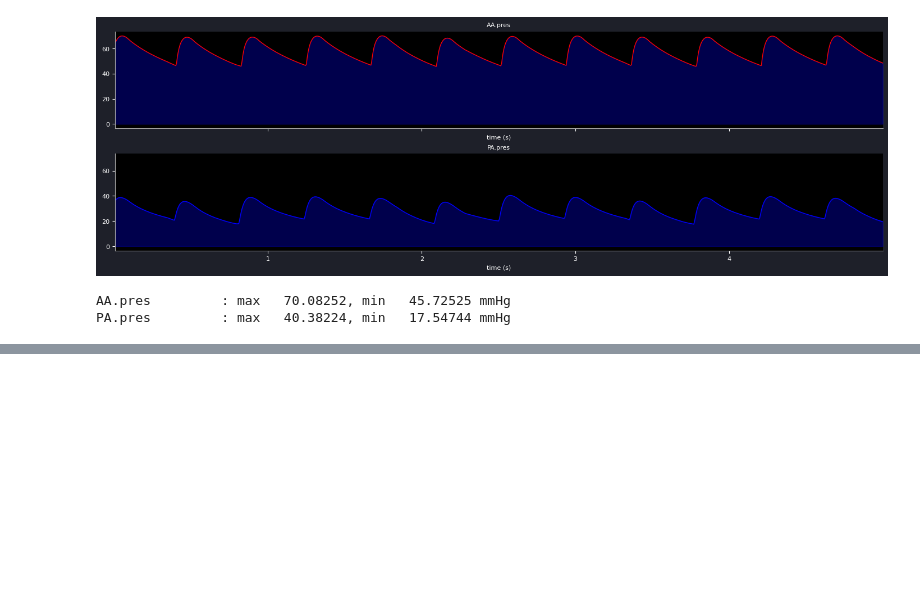
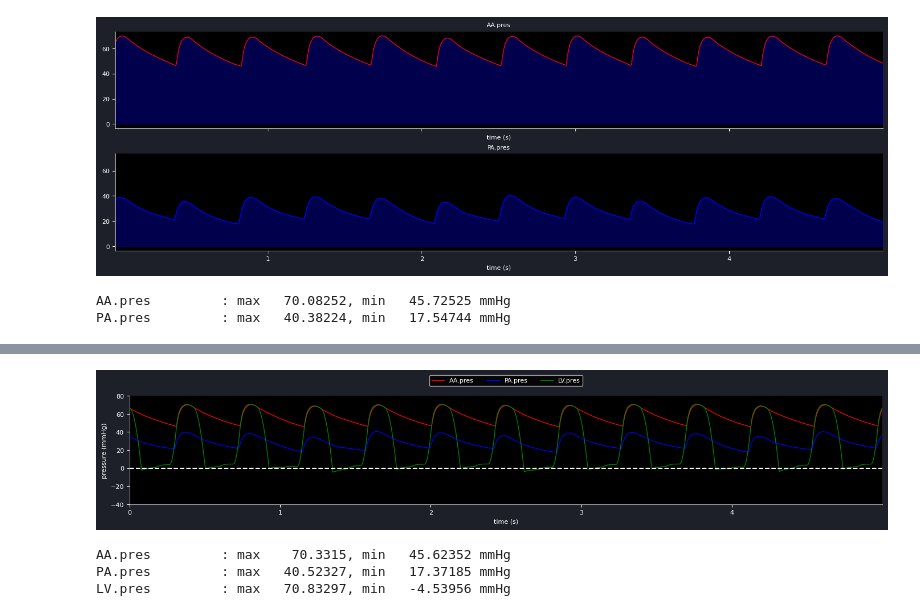
Before and after one commit to Dobutamine/explain-python, a Jupyter notebook: tutorial.ipynb, the cells around one changed output, grey strips where cells are left out. Drawn from its saved outputs; the diff is of its cells as text; code cells hidden in the pictures; blank space fills up the shorter version.

```diff
--- a/tutorial.ipynb
+++ b/tutorial.ipynb
@@ -116,0 +144,21 @@ PA.pres         : max   40.38224, min   17.54744 mmHg
+# %%
+io.plot_time_graph(
+    ["AA.pres", "PA.pres", "LV.pres"],
+    time_to_calculate=5.0,
+    combined=True,
+    sharey=True,
+    analyze=False,
+    fill=False,
+    ylabel="pressure (mmHg)",
+    autoscale=False,
+    ylowerlim=-40,
+    yupperlim=80,
+    zeroline=True,
+    sampleinterval=0.0005,
+    analyze=True,
+)
+# %% [output]
+[figure, added]
+AA.pres         : max    70.3315, min   45.62352 mmHg
+PA.pres         : max   40.52327, min   17.37185 mmHg
+LV.pres         : max   70.83297, min   -4.53956 mmHg
```
Also changed, not shown: parts of 12 cells of this notebook.
